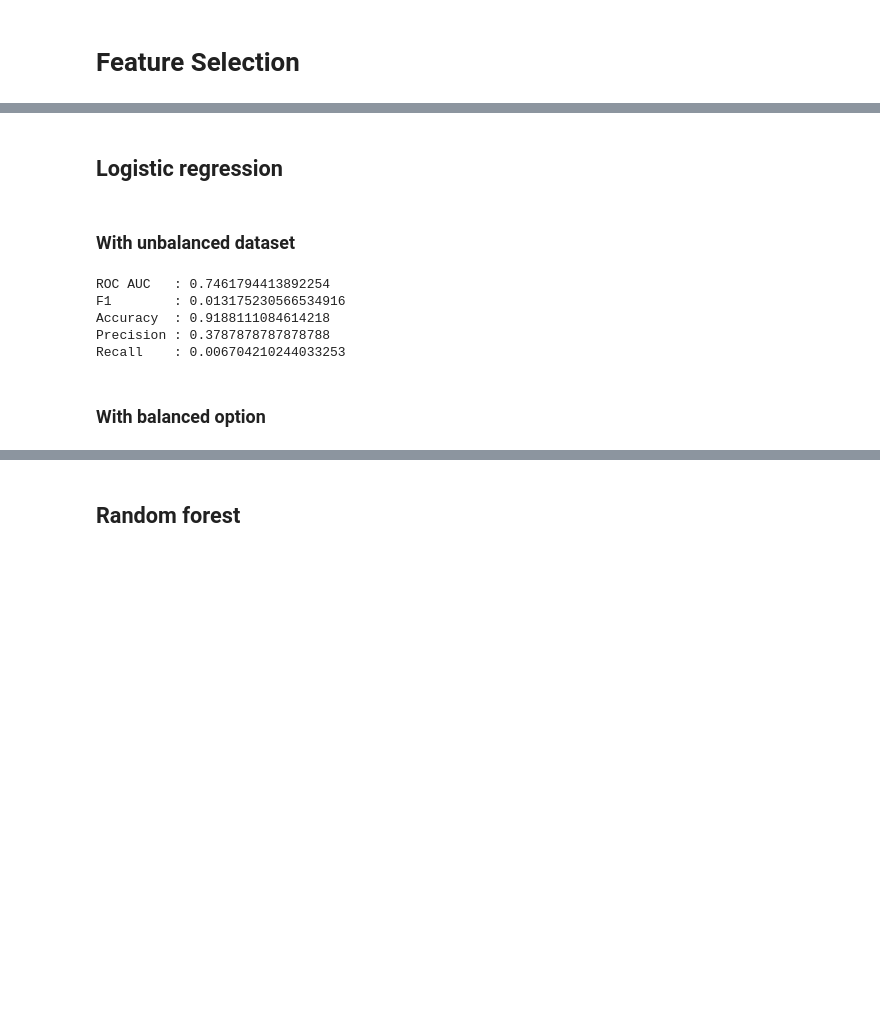
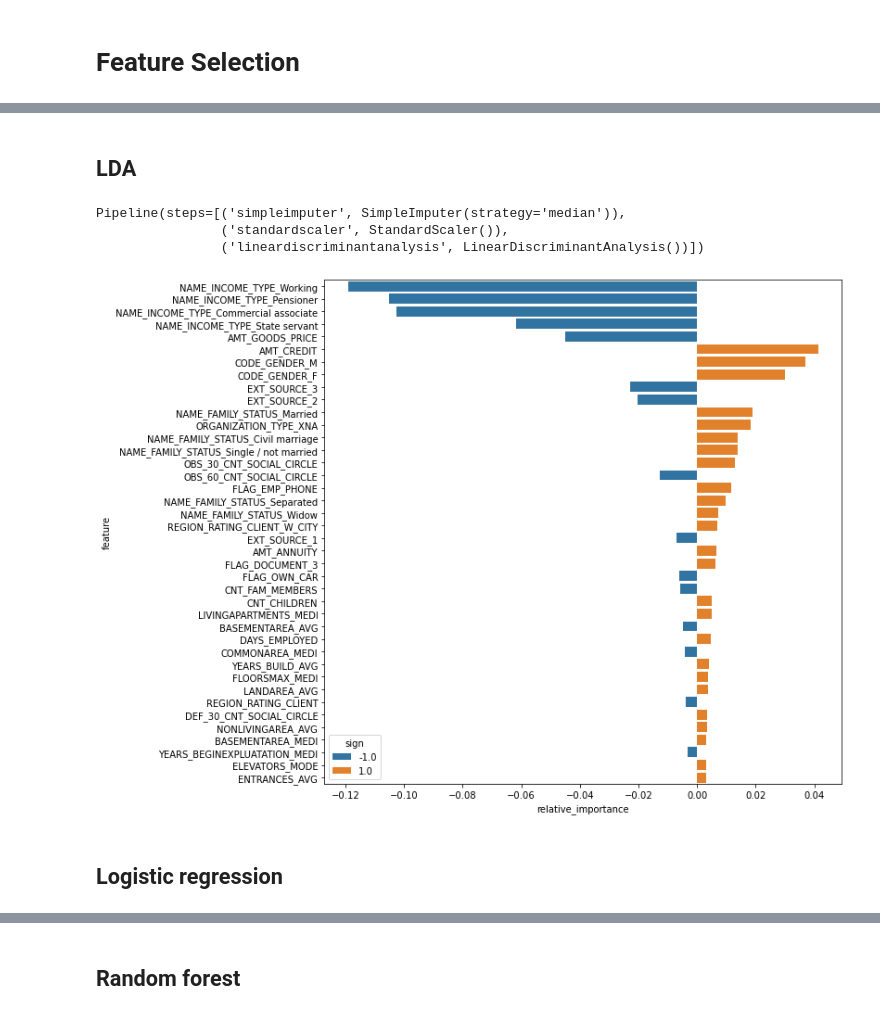
Before and after one commit to yhereng/OpenClassrooms, a Jupyter notebook: OC-P4/Projet 4 - Construisez un modèle de scoring.ipynb, the cells around one changed output, grey strips where cells are left out. Saved outputs shown, nothing was run; the diff lists cells and outputs as text; code cells hidden in the pictures; blank space fills up the shorter version.

```diff
--- a/OC-P4/Projet 4 - Construisez un modèle de scoring.ipynb
+++ b/OC-P4/Projet 4 - Construisez un modèle de scoring.ipynb
@@ -501,0 +494,4 @@ Mean test_Recall : 0.5345811938154168
+# %% [markdown]
+## LDA
+# %%
+lda = LinearDiscriminantAnalysis()
@@ -502,4 +500,12 @@ Mean test_Recall : 0.5345811938154168
+# %%
+pipeline_lda.fit(X_train,y_train)
+# %% [output]
+Pipeline(steps=[('simpleimputer', SimpleImputer(strategy='median')),
+                ('standardscaler', StandardScaler()),
+                ('lineardiscriminantanalysis', LinearDiscriminantAnalysis())])
+# %%
+feature_importance['lda'] = features_importance_lg(lda,features,plot=True)
+# %% [output]
+[figure, added]
 # %% [markdown]
 ## Logistic regression
-# %% [markdown]
-### With unbalanced dataset
@@ -511,10 +511,0 @@ log_reg_pred = lg.predict(X_test_scaled)
-# %%
-show_score(y_test,log_reg_pred_prob,log_reg_pred)
-# %% [output]
-ROC AUC   : 0.7461794413892254
-F1        : 0.013175230566534916
-Accuracy  : 0.9188111084614218
-Precision : 0.3787878787878788
-Recall    : 0.006704210244033253
-# %% [markdown]
-### With balanced option
```
Also changed, not shown: parts of 274 cells of this notebook, 1 other file.
